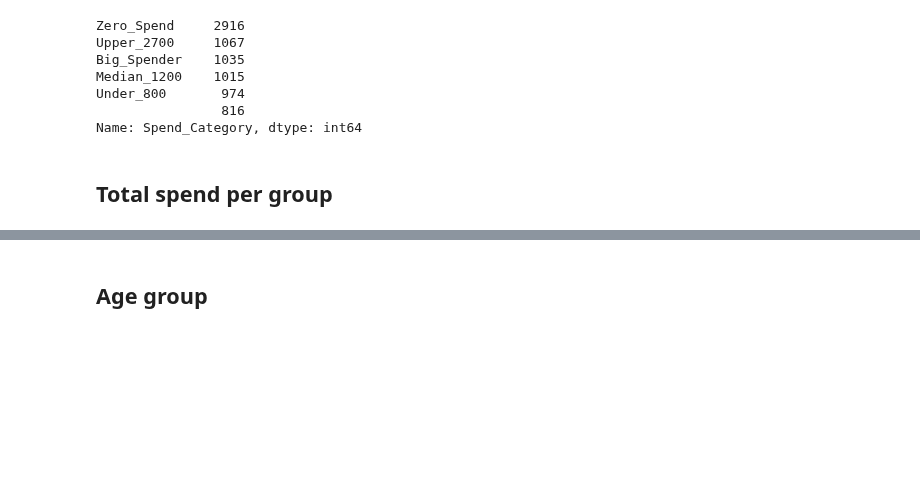
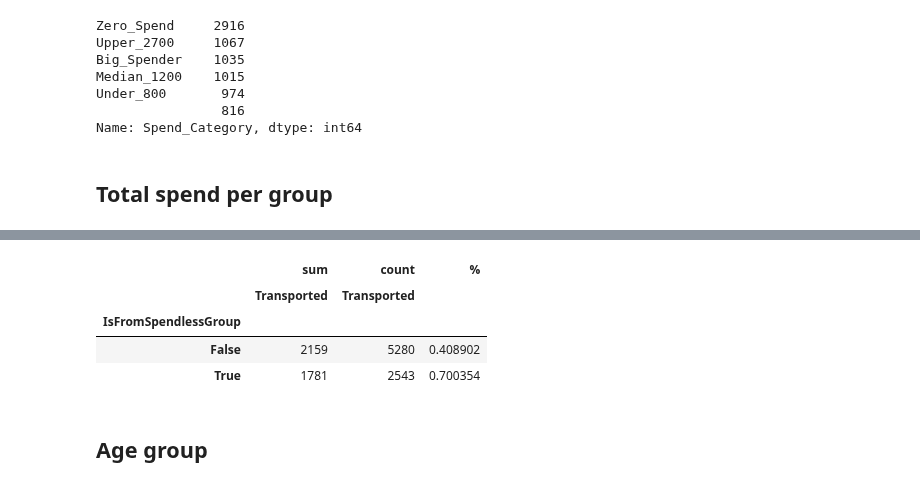
Before and after one commit to PashaIanko/Kaggle.Spaceship-Titanic, a Jupyter notebook: 1_data_exploration.ipynb, the cells around one changed output, grey strips where cells are left out. Drawn from its saved outputs; the diff is of its cells as text; code cells hidden in the pictures; blank space fills up the shorter version.

```diff
--- a/1_data_exploration.ipynb
+++ b/1_data_exploration.ipynb
@@ -1009,3 +1030,19 @@ Name: GroupSize, dtype: int64
+# %%
+df_exploration['IsFromSpendlessGroup'] = \
+    df_exploration['TotalSpendPerGroup'] == 0
+# %%
+prepare_pivot_table(
+    df_exploration,
+    values_=['Transported'],
+    index_=['IsFromSpendlessGroup'],
+    aggfunc_=['sum', 'count']
+)
+# %% [output]
+|  | sum | count | % |
+|  | Transported | Transported |  |
+| IsFromSpendlessGroup |  |  |  |
+| False | 2159 | 5280 | 0.408902 |
+| True | 1781 | 2543 | 0.700354 |
 # %% [markdown]
 ## Age group
 # %% [markdown]
```
Also changed, not shown: parts of 12 cells of this notebook.
